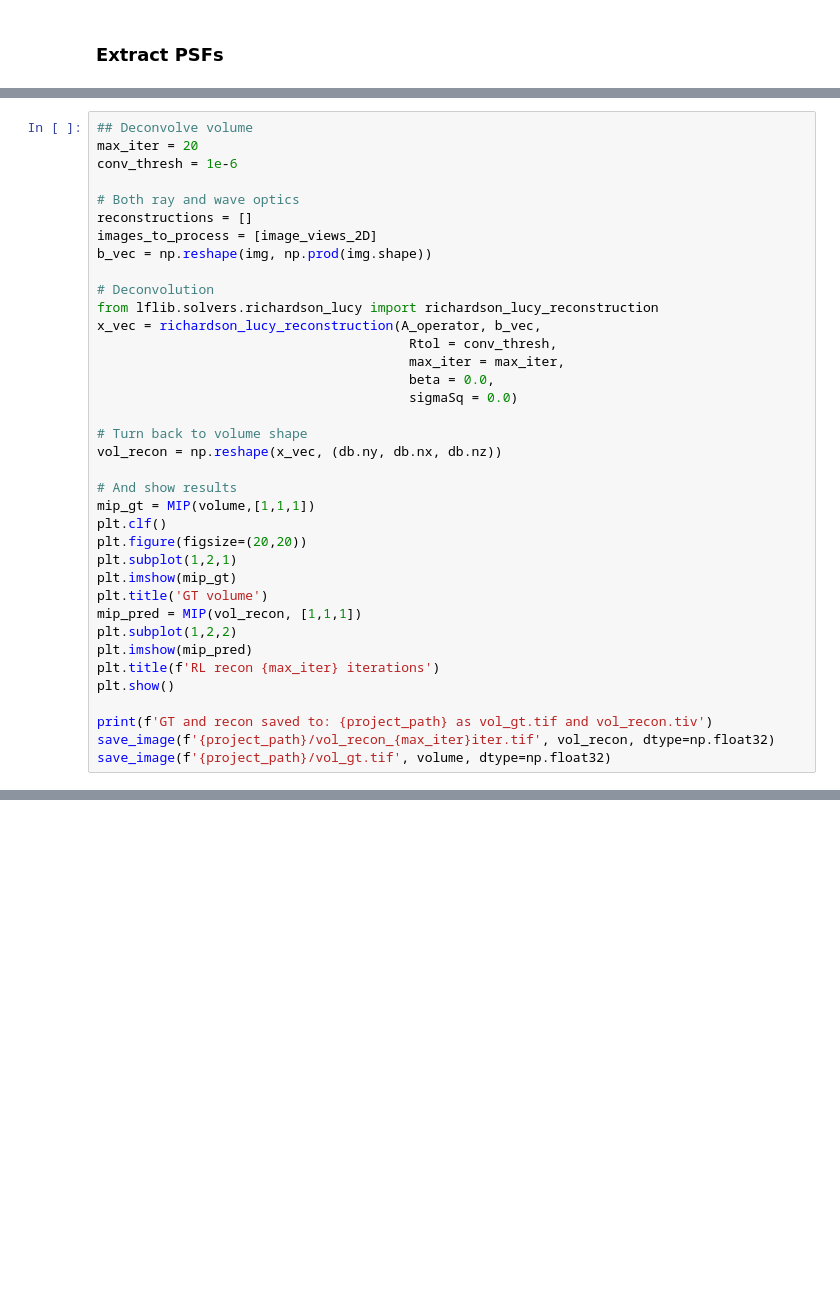
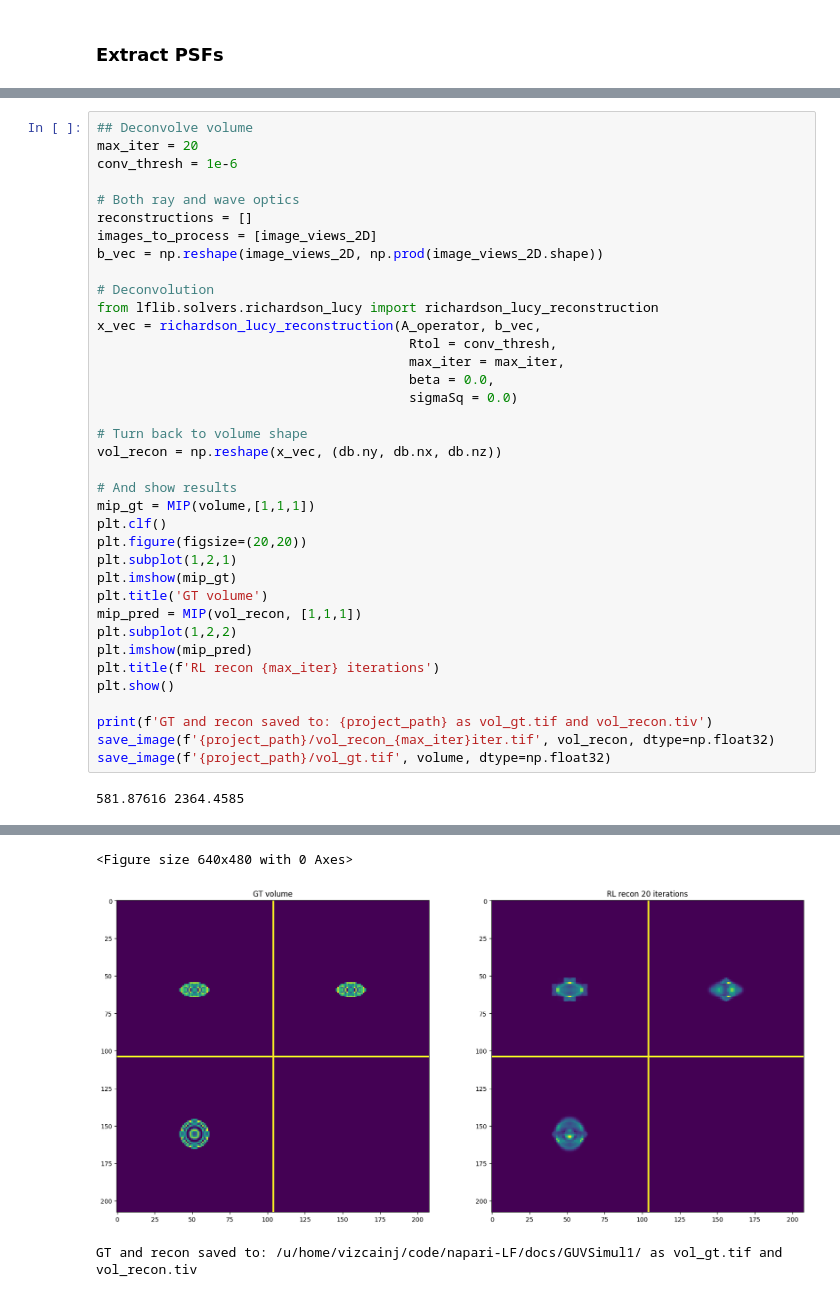
Before and after one commit to PolarizedLightFieldMicroscopy/napari-LF, a Jupyter notebook: src/napari_lf/lfa/LF_forward_projector_simple.ipynb, the cells around one changed output, grey strips where cells are left out. Drawn from its saved outputs; the diff is of its cells as text; blank space fills up the shorter version.

```diff
--- a/src/napari_lf/lfa/LF_forward_projector_simple.ipynb
+++ b/src/napari_lf/lfa/LF_forward_projector_simple.ipynb
@@ -194,7 +211,7 @@ conv_thresh = 1e-6
 # Both ray and wave optics
 reconstructions = []
 images_to_process = [image_views_2D]
-b_vec = np.reshape(img, np.prod(img.shape))
+b_vec = np.reshape(image_views_2D, np.prod(image_views_2D.shape))
 
 # Deconvolution
 from lflib.solvers.richardson_lucy import richardson_lucy_reconstruction
@@ -223,3 +240,5 @@ plt.show()
 print(f'GT and recon saved to: {project_path} as vol_gt.tif and vol_recon.tiv')
 save_image(f'{project_path}/vol_recon_{max_iter}iter.tif', vol_recon, dtype=np.float32)
 save_image(f'{project_path}/vol_gt.tif', volume, dtype=np.float32)
+# %% [output]
+581.87616 2364.4585
@@ -225,0 +262,3 @@ save_image(f'{project_path}/vol_gt.tif', volume, dtype=np.float32)
+<Figure size 640x480 with 0 Axes>
+[figure, added]
+GT and recon saved to: /u/home/vizcainj/code/napari-LF/docs/GUVSimul1/ as vol_gt.tif and vol_recon.tiv
```
Also changed, not shown: parts of 5 cells of this notebook.
